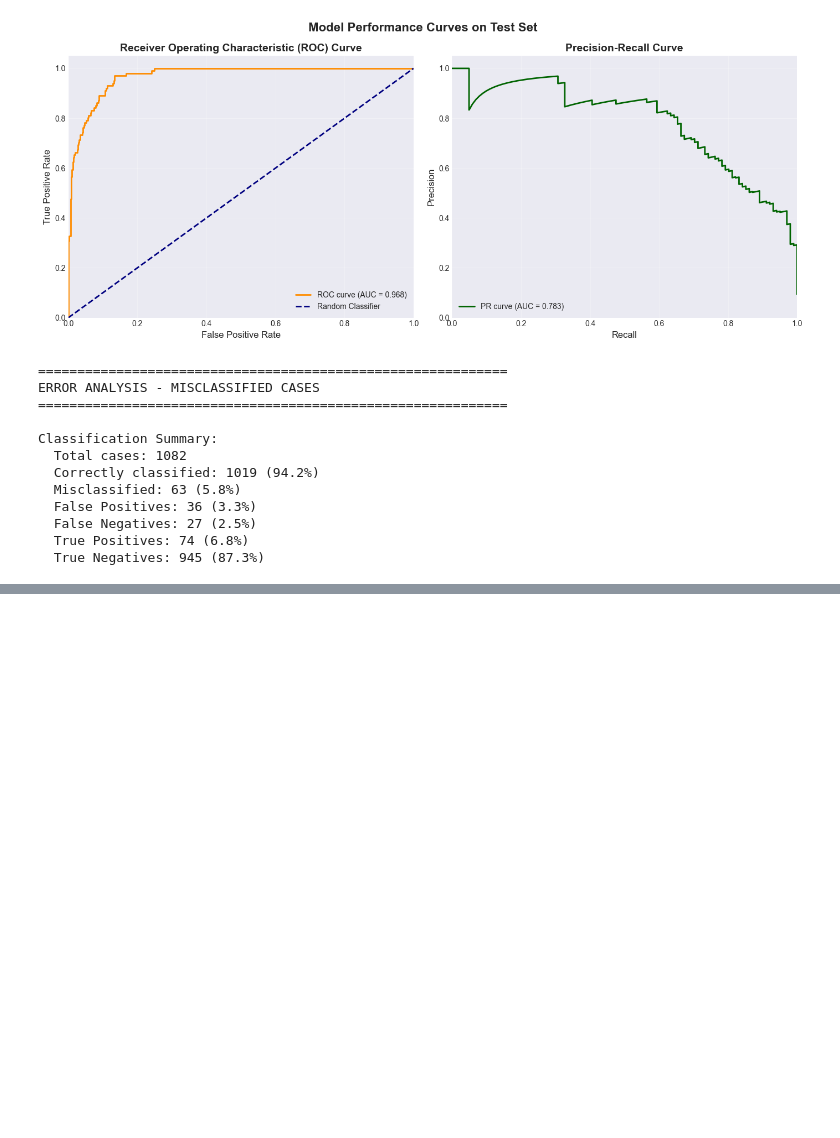
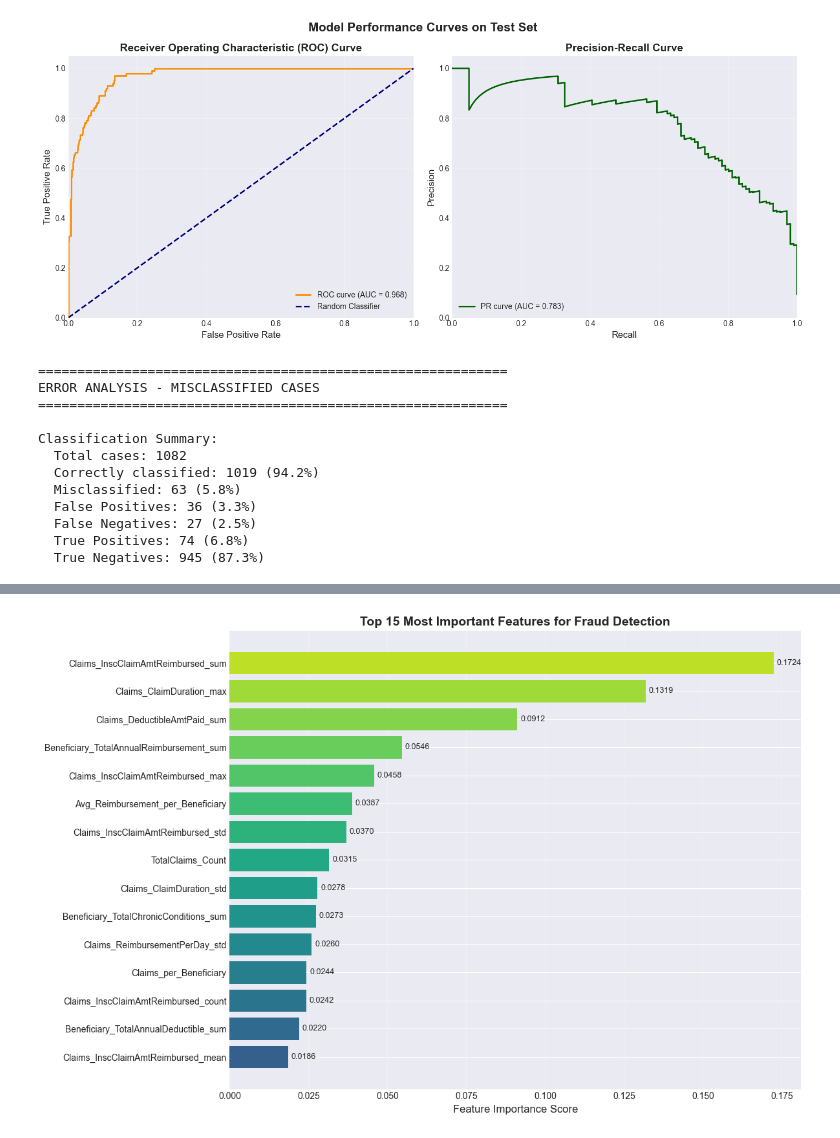
Before and after one commit to jomanashady/machine-learning, a Jupyter notebook: fraud_detection_project/notebooks/evaluation.ipynb, the cells around one changed output, grey strips where cells are left out. Cells and saved outputs as stored; diff of their text form; code cells hidden in the pictures; blank space fills up the shorter version.

```diff
--- a/fraud_detection_project/notebooks/evaluation.ipynb
+++ b/fraud_detection_project/notebooks/evaluation.ipynb
@@ -329,0 +459,80 @@ Classification Summary:
+# %%
+# Cell 9: Feature Importance Analysis (using saved importance)
+print("\n" + "=" * 60)
+print("MODEL INTERPRETABILITY - FEATURE IMPORTANCE")
+print("=" * 60)
+
+# Load feature importance from modeling phase if available
+try:
+    importance_df = pd.read_csv('../models/feature_importance.csv')
+    print("\nGlobal Feature Importance (from Random Forest):")
+
+    # Plot top 15 features
+    plt.figure(figsize=(12, 8))
+    top_n = 15
+    top_features = importance_df.head(top_n)
+
+    colors = plt.cm.viridis(np.linspace(0.3, 0.9, top_n))
+    bars = plt.barh(range(top_n), top_features['Importance'][::-1], color=colors)
+    plt.yticks(range(top_n), top_features['Feature'][::-1], fontsize=10)
+    plt.xlabel('Feature Importance Score', fontsize=12)
+    plt.title(f'Top {top_n} Most Important Features for Fraud Detection', fontsize=14, fontweight='bold')
+    plt.grid(True, alpha=0.3, axis='x')
+
+    # Add value labels
+    for i, (bar, importance) in enumerate(zip(bars, top_features['Importance'][::-1])):
+        plt.text(bar.get_width() + 0.001, bar.get_y() + bar.get_height()/2,
+                f'{importance:.4f}', va='center', fontsize=9)
+
+    plt.tight_layout()
+    plt.savefig('../reports/feature_importance_global.png', dpi=300, bbox_inches='tight')
+    plt.show()
+
+    print(f"\nTop 5 most important features:")
+    for i, row in importance_df.head(5).iterrows():
+        print(f"  {i+1}. {row['Feature']}: {row['Importance']:.4f}")
+
+except FileNotFoundError:
+    print("Feature importance file not found. Generating from model if available...")
+
+    # Try to get feature importance directly from model
+    if hasattr(best_model, 'feature_importances_'):
+        importances = best_model.feature_importances_
+        indices = np.argsort(importances)[::-1]
+
+        # Create importance dataframe
+        importance_df = pd.DataFrame({
+            'Feature': [feature_names[i] for i in indices],
+            'Importance': importances[indices]
+        })
+
+        # Save it
+        importance_df.to_csv('../models/feature_importance.csv', index=False)
+
+        # Plot top 15 features
+        plt.figure(figsize=(12, 8))
+        top_n = 15
+        top_features = importance_df.head(top_n)
+
+        colors = plt.cm.viridis(np.linspace(0.3, 0.9, top_n))
+        bars = plt.barh(range(top_n), top_features['Importance'][::-1], color=colors)
+        plt.yticks(range(top_n), top_features['Feature'][::-1], fontsize=10)
+        plt.xlabel('Feature Importance Score', fontsize=12)
+        plt.title(f'Top {top_n} Most Important Features for Fraud Detection', fontsize=14, fontweight='bold')
+        plt.grid(True, alpha=0.3, axis='x')
+
+        # Add value labels
+        for i, (bar, importance) in enumerate(zip(bars, top_features['Importance'][::-1])):
+            plt.text(bar.get_width() + 0.001, bar.get_y() + bar.get_height()/2,
+                    f'{importance:.4f}', va='center', fontsize=9)
+
+        plt.tight_layout()
+        plt.savefig('../reports/feature_importance_global.png', dpi=300, bbox_inches='tight')
+        plt.show()
+
+        print(f"\nTop 5 most important features:")
+        for i, row in importance_df.head(5).iterrows():
+            print(f"  {i+1}. {row['Feature']}: {row['Importance']:.4f}")
+    else:
+        print("Model doesn't have feature_importances_ attribute.")
+# %% [output]
@@ -329,0 +544 @@ Classification Summary:
+[figure, added]
```
Also changed, not shown: parts of 7 cells of this notebook, 1 other file.
